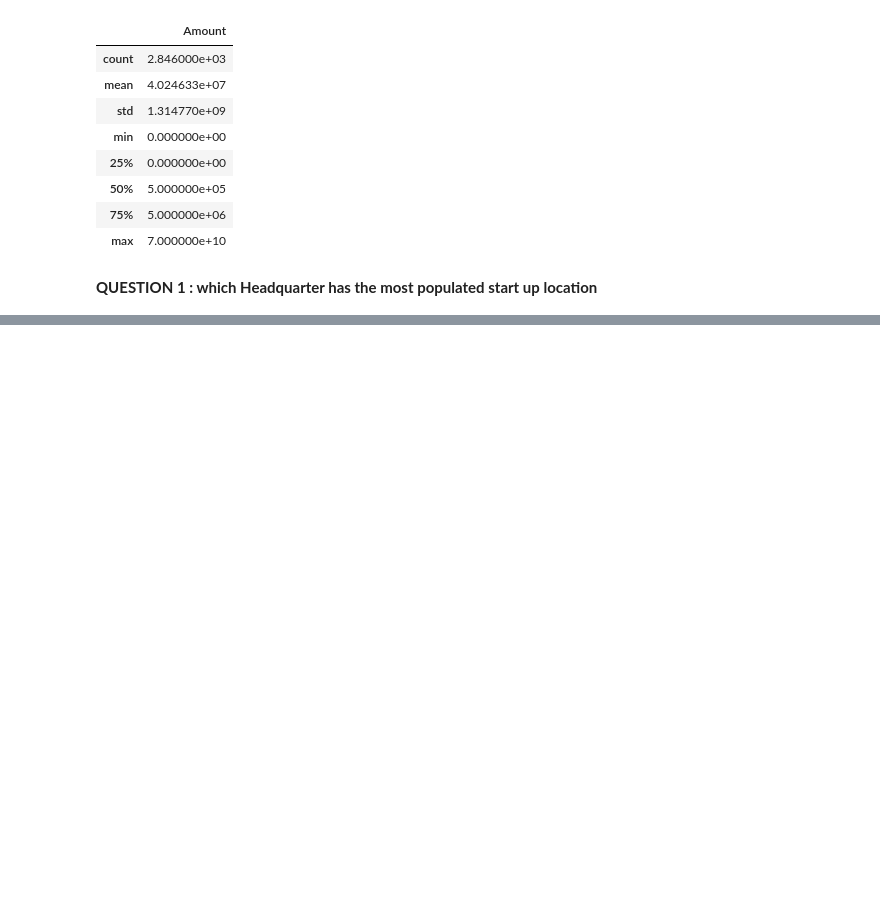
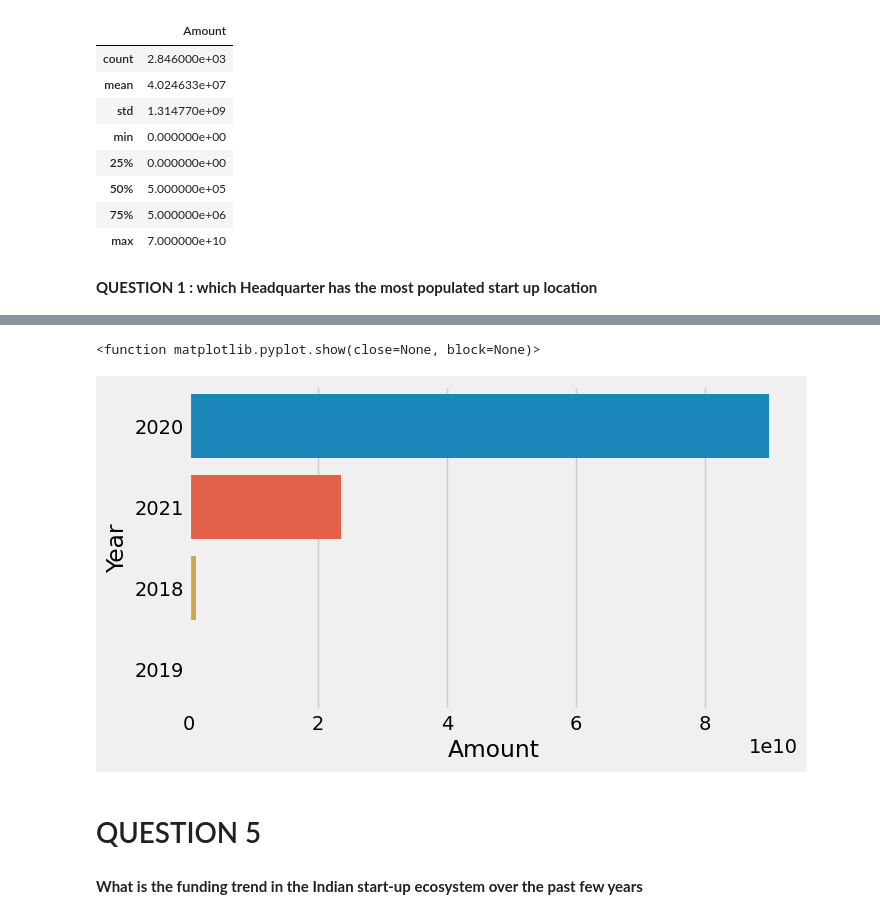
Before and after one commit to valentinewawira-o/LP1-learner, a Jupyter notebook: notebook.ipynb, the cells around one changed output, grey strips where cells are left out. Saved outputs shown, nothing was run; the diff lists cells and outputs as text; code cells hidden in the pictures; blank space fills up the shorter version.

```diff
--- a/notebook.ipynb
+++ b/notebook.ipynb
@@ -671,0 +778,4 @@ KeyError: 'HeadQuater'
+# %%
+year_startup_funding=indian_startup_df.groupby('Year')['Amount'].sum().reset_index()
+year_startup_funding=year_startup_funding.sort_values(by='Amount', ascending=False)
+year_startup_funding
@@ -671,0 +788,13 @@ KeyError: 'HeadQuater'
+# %%
+plt.figure(figsize=(7,4))
+
+sns.barplot(y='Year',x='Amount',palette=None, data=year_startup_funding)
+
+plt.show
+# %% [output]
+<function matplotlib.pyplot.show(close=None, block=None)>
+[figure, added]
+# %% [markdown]
+# QUESTION  5
+# %% [markdown]
+<b>What is the funding trend in the Indian start-up ecosystem over the past few years<b>
```
Also changed, not shown: parts of 17 cells of this notebook.
